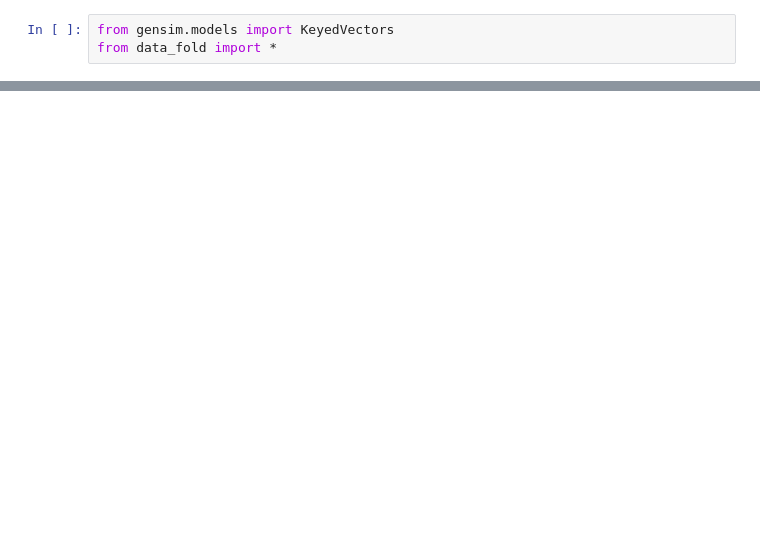
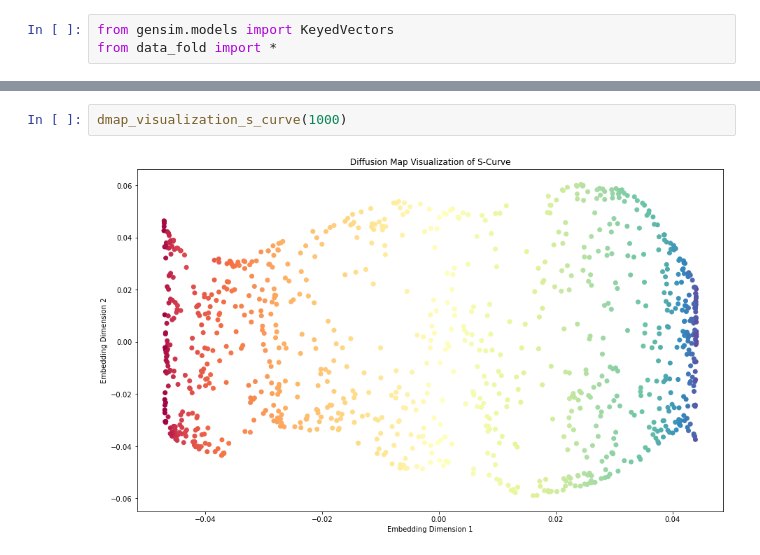
Before and after one commit to mymermer/MLCMS, a Jupyter notebook: Project/test_datafold.ipynb, the cells around one changed output, grey strips where cells are left out. Saved outputs shown, nothing was run; the diff lists cells and outputs as text; blank space fills up the shorter version.

```diff
--- a/Project/test_datafold.ipynb
+++ b/Project/test_datafold.ipynb
@@ -12,0 +11,4 @@ pca_visualization(word2vec_model, subset_size=100, n_components=2)
+# %%
+dmap_visualization_s_curve(1000)
+# %% [output]
+[figure, added]
```
Also changed, not shown: parts of 1 cell of this notebook, 1 other file.
